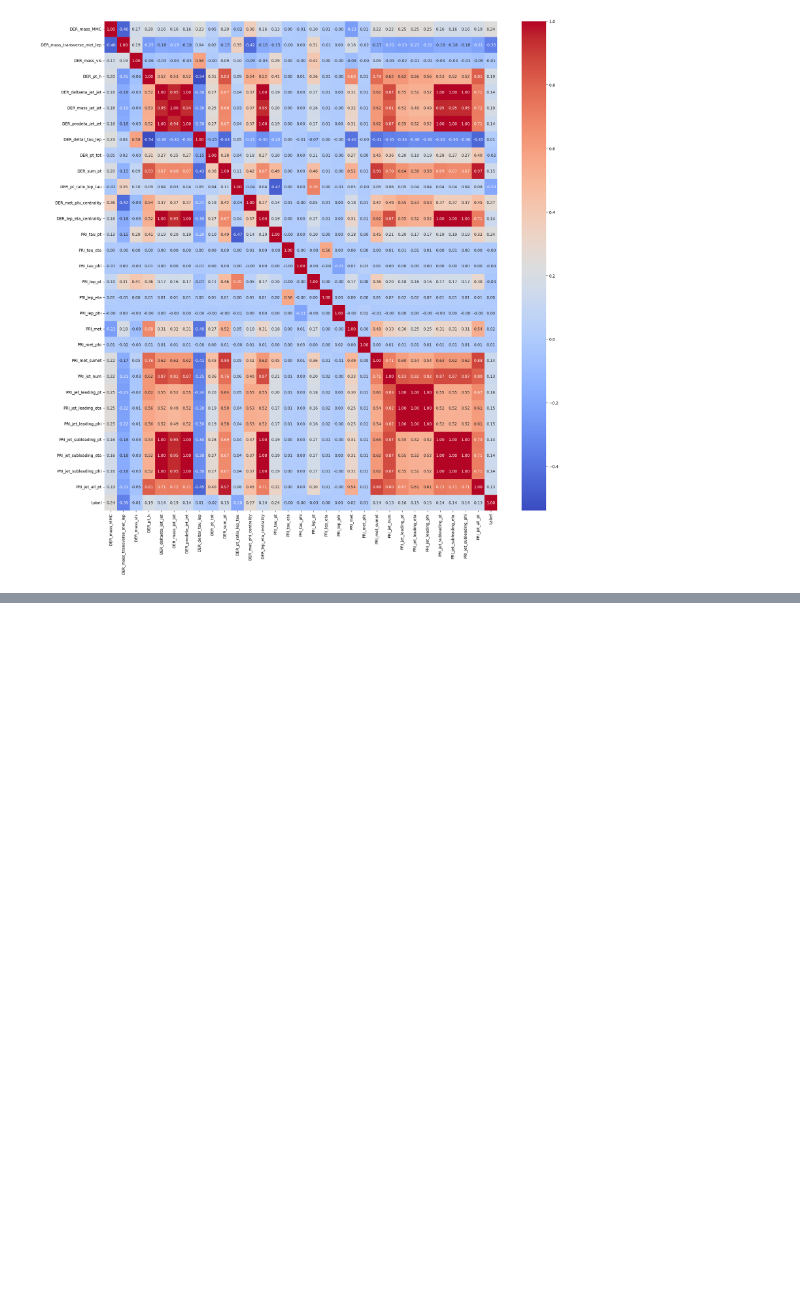
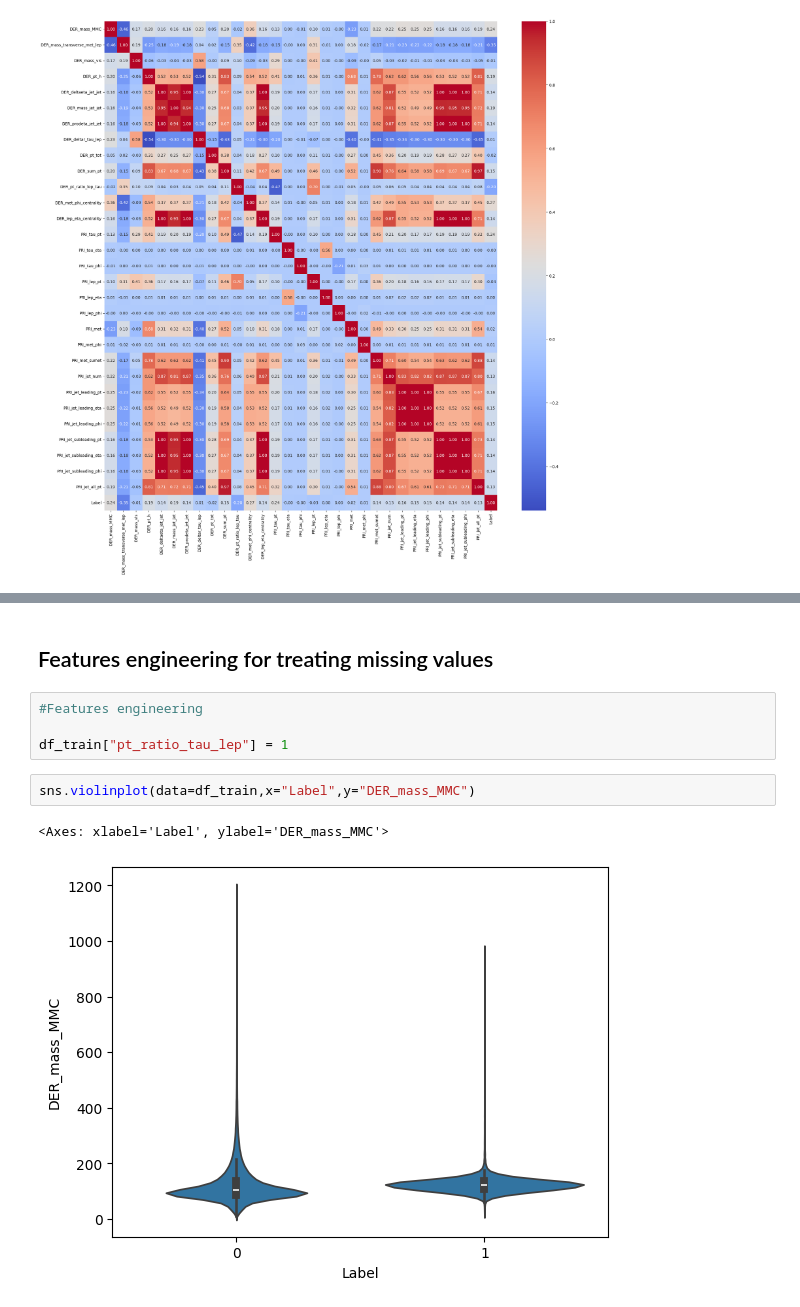
Before and after one commit to Gcarmnonapy7/higgs-boson, a Jupyter notebook: higgs_boson.ipynb, the cells around one changed output, grey strips where cells are left out. Saved outputs shown, nothing was run; the diff lists cells and outputs as text; blank space fills up the shorter version.

```diff
--- a/higgs_boson.ipynb
+++ b/higgs_boson.ipynb
@@ -129,0 +108,11 @@ sns.histplot(df_train["DER_mass_MMC"],kde=True)
+# %% [markdown]
+## Features engineering for treating missing values
+# %%
+#Features engineering
+
+df_train["pt_ratio_tau_lep"] = 1
+# %%
+sns.violinplot(data=df_train,x="Label",y="DER_mass_MMC")
+# %% [output]
+<Axes: xlabel='Label', ylabel='DER_mass_MMC'>
+[figure, added]
```
Also changed, not shown: parts of 20 cells of this notebook.
